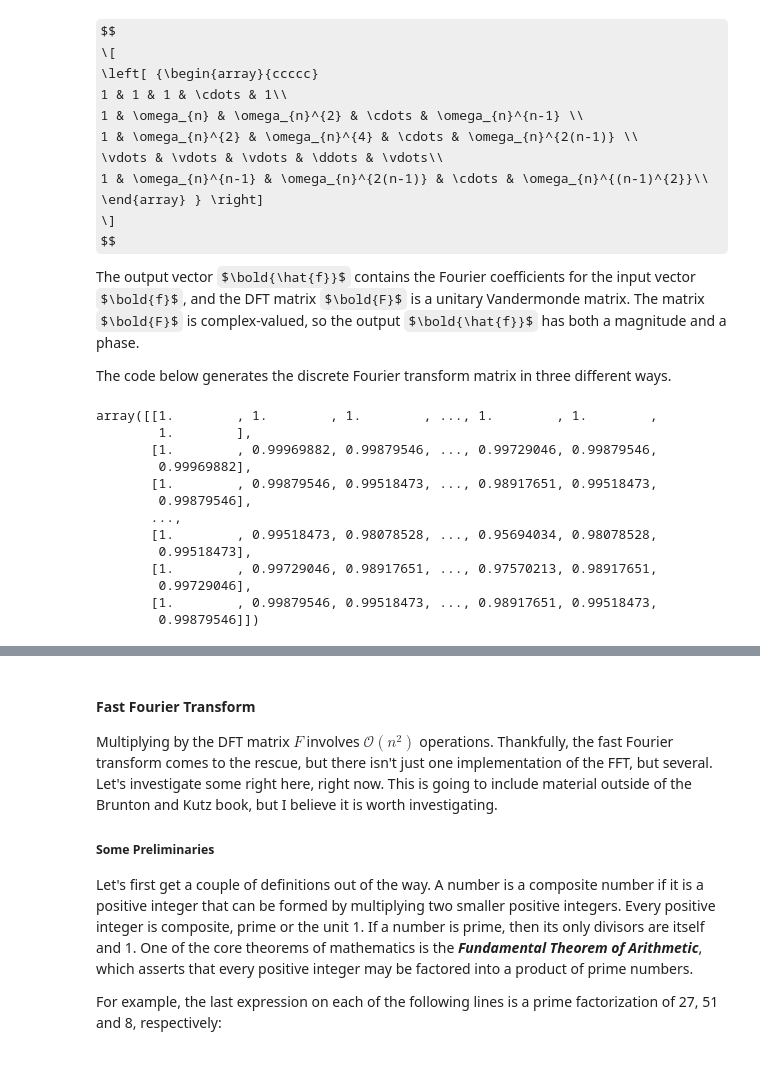
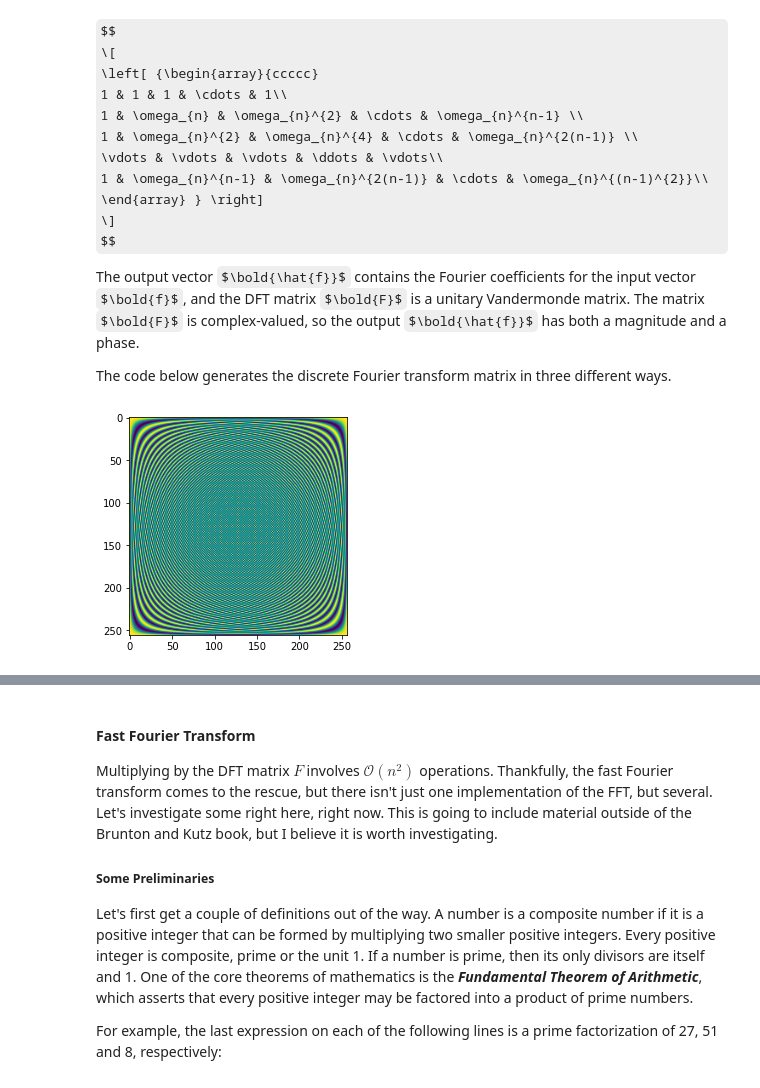
Before and after one commit to stochasticallyconverging/datadrivenengineering, a Jupyter notebook: FourierWavelet.ipynb, the cells around one changed output, grey strips where cells are left out. Saved outputs shown, nothing was run; the diff lists cells and outputs as text; code cells hidden in the pictures; some formulas as TeX source.

```diff
--- a/FourierWavelet.ipynb
+++ b/FourierWavelet.ipynb
@@ -3,8 +3,12 @@ import os
 
 import numpy as np
 import matplotlib.pyplot as plt
+from matplotlib.image import imread
 import pywt
 import scipy as sp
+
+plt.rcParams['figure.figsize'] = [16, 12]
+plt.rcParams.update({'font.size': 18})
 # %% [markdown]
 # Fourier and Wavelet Transforms notes from Brunton & Kutz, 2022
 # %% [markdown]
@@ -306,37 +310,16 @@ The code below generates the discrete Fourier transform matrix in three differen
 # %%
 # Generate discrete Fourier transform matrix
 n = 256
 w = np.exp(-1j * 2 * np.pi / n)
 F = np.zeros((n,n))
 
 # Slow
 for i in range(n):
     for k in range(n):
         F[i, k] = w**(i*k)
 
 F = np.real(F)
-
-# Fast
-J, K = np.meshgrid(np.arange(n), np.arange(n))
-F = np.power(w,J*K)
-F = np.real(F)
-
-# Kevin's Alternative
-w = np.power(w, np.arange(0,n-1,1))
-F = np.vander(w,n, increasing=True)
-F_real_part = np.real(F)
-F_real_part
+plt.imshow(F)
+plt.show()
 # %% [output]
-array([[1.        , 1.        , 1.        , ..., 1.        , 1.        ,
-        1.        ],
-       [1.        , 0.99969882, 0.99879546, ..., 0.99729046, 0.99879546,
-        0.99969882],
-       [1.        , 0.99879546, 0.99518473, ..., 0.98917651, 0.99518473,
-        0.99879546],
-       ...,
-       [1.        , 0.99518473, 0.98078528, ..., 0.95694034, 0.98078528,
-        0.99518473],
-       [1.        , 0.99729046, 0.98917651, ..., 0.97570213, 0.98917651,
-        0.99729046],
-       [1.        , 0.99879546, 0.99518473, ..., 0.98917651, 0.99518473,
-        0.99879546]])
+[figure, added]
```
Also changed, not shown: parts of 13 cells of this notebook, 1 other file.
